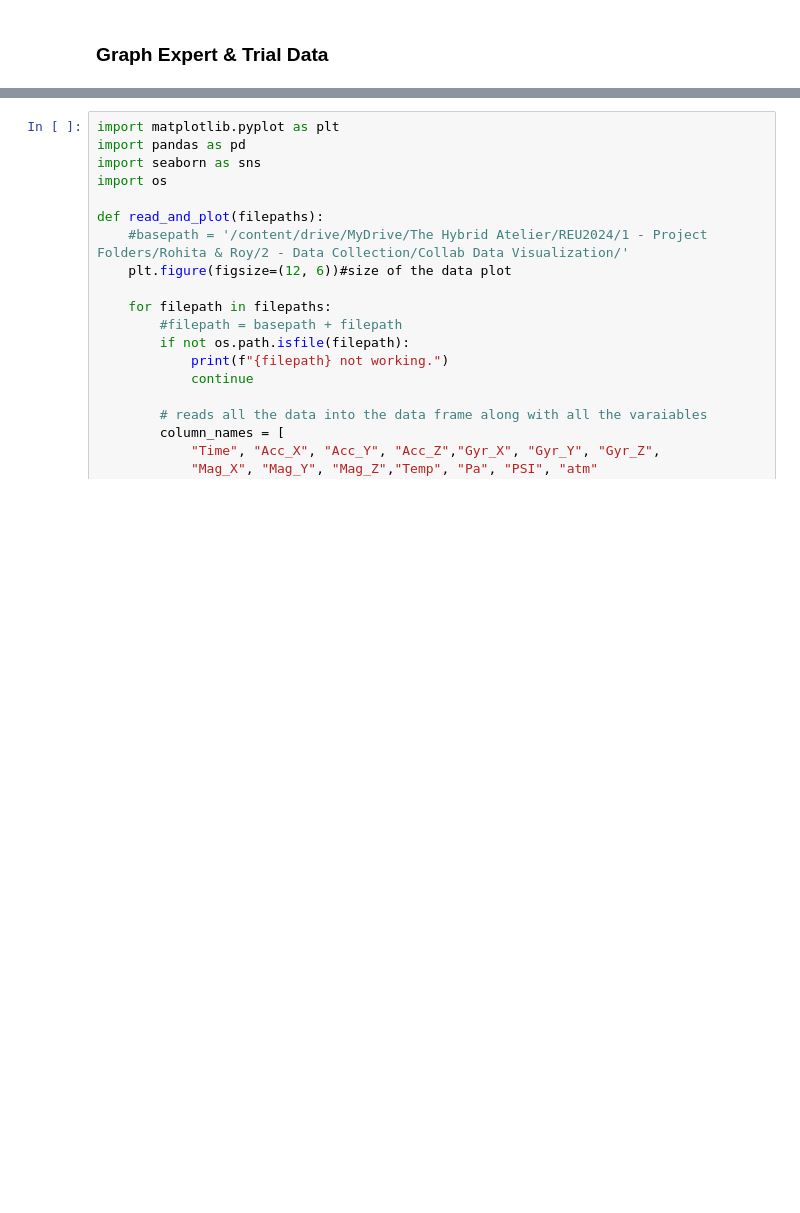
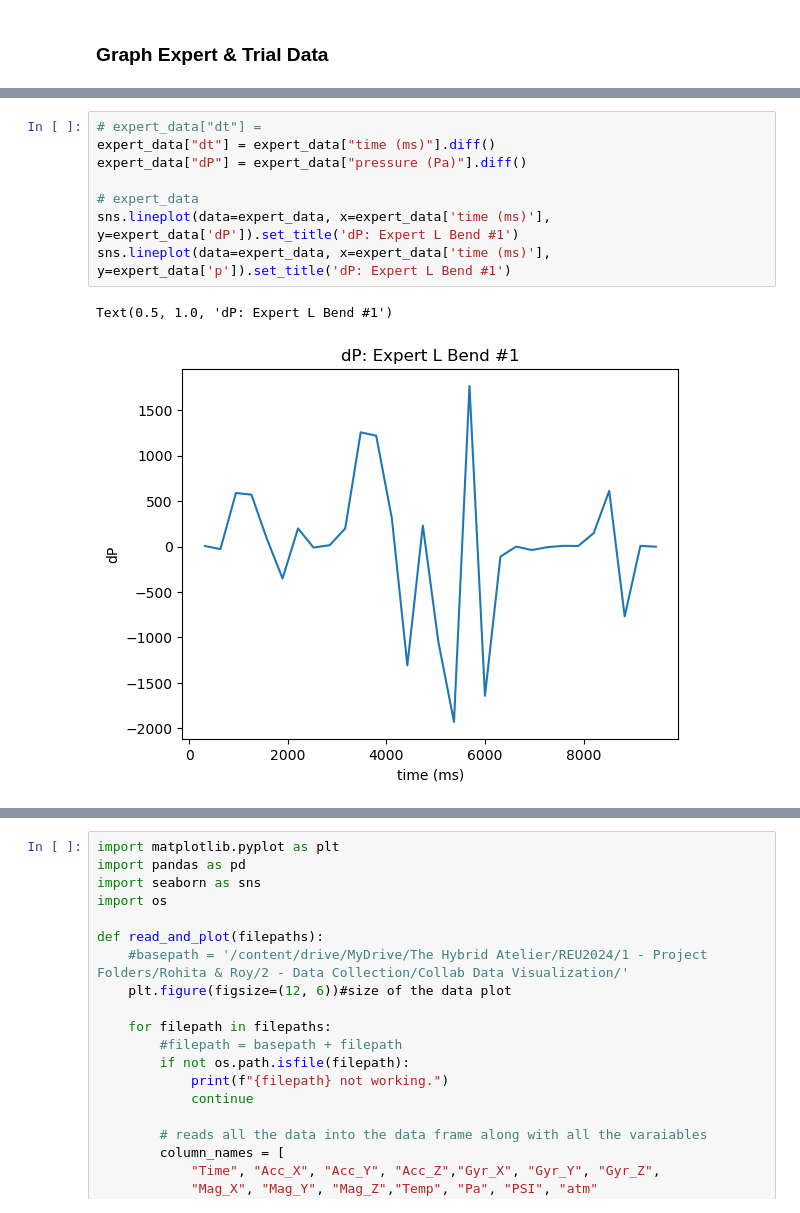
Before and after one commit to The-Hybrid-Atelier/2024-REU-Neon, a Jupyter notebook: livePressureExp/PressureLiveViz.ipynb, the cells around one changed output, grey strips where cells are left out. Saved outputs shown, nothing was run; the diff lists cells and outputs as text; blank space fills up the shorter version.

```diff
--- a/livePressureExp/PressureLiveViz.ipynb
+++ b/livePressureExp/PressureLiveViz.ipynb
@@ -177,0 +253,11 @@ sns.lineplot(data=expert_data, x=expert_data['time (ms)'], y=expert_data['pressu
+# %%
+# expert_data["dt"] =
+expert_data["dt"] = expert_data["time (ms)"].diff()
+expert_data["dP"] = expert_data["pressure (Pa)"].diff()
+
+# expert_data
+sns.lineplot(data=expert_data, x=expert_data['time (ms)'], y=expert_data['dP']).set_title('dP: Expert L Bend #1')
+sns.lineplot(data=expert_data, x=expert_data['time (ms)'], y=expert_data['p']).set_title('dP: Expert L Bend #1')
+# %% [output]
+Text(0.5, 1.0, 'dP: Expert L Bend #1')
+[figure, added]
```
Also changed, not shown: parts of 7 cells of this notebook, 17 other files.
